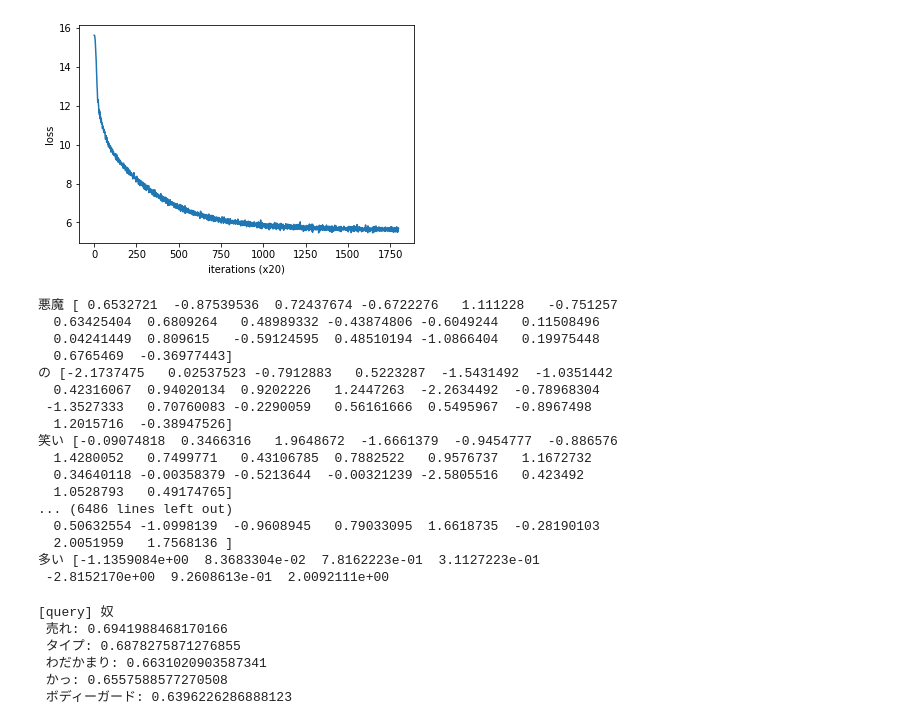
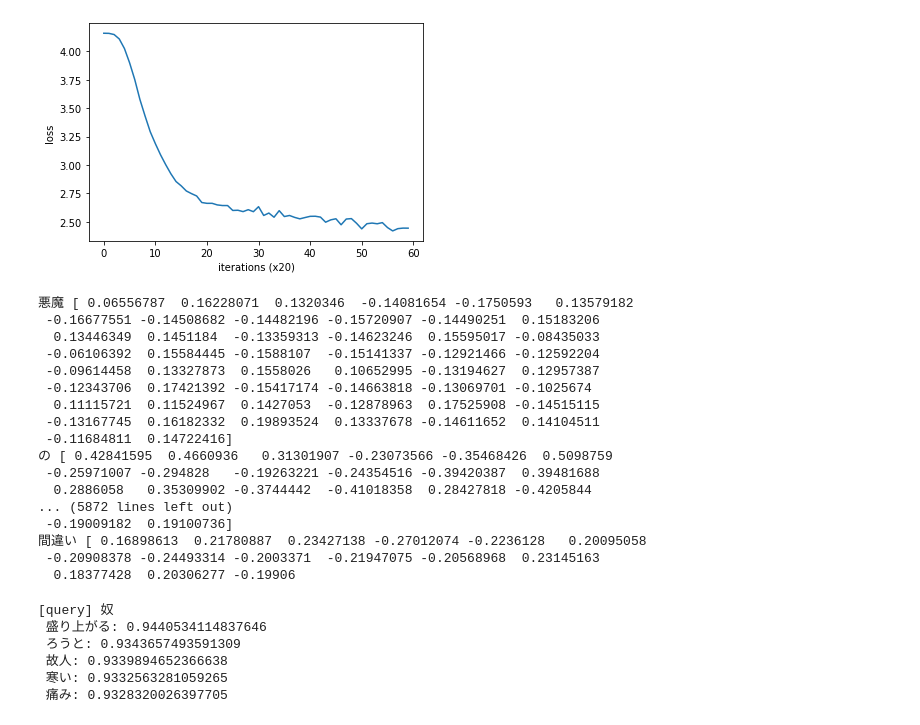
Before and after one commit to kanta-nakamura/jarujaru-tower-generator, a Jupyter notebook: notebooks/word2vec.ipynb, the cells around one changed output. Cells and saved outputs as stored; diff of their text form; code cells hidden in the pictures.

```diff
--- a/notebooks/word2vec.ipynb
+++ b/notebooks/word2vec.ipynb
@@ -92,7 +94,7 @@ class CBOW:
 
         self.in_layers = []
         for i in range(2 * window_size):
-            layer = Embedding(w_in)
+            layer = Embedding(W_in)
             self.in_layers.append(layer)
         self.ns_loss = NegativeSamplingLoss(W_out, corpus, power=0.75, sample_size=5)
 
@@ -119,19 +121,19 @@ class CBOW:
             layer.backward(dout)
         return None
 # %%
-window_size = 1
-hidden_size = 20
+window_size = 3
+hidden_size = 50
 batch_size = 100
-max_epoch = 300
+max_epoch = 10
 
 corpus, word_to_id, id_to_word = jjt.load_data()
 
 vocab_size = len(word_to_id)
 contexts, target = create_contexts_target(corpus, window_size)
-target = convert_one_hot(target, vocab_size)
-contexts = convert_one_hot(contexts, vocab_size)
+#target = convert_one_hot(target, vocab_size)
+#contexts = convert_one_hot(contexts, vocab_size)
 
-model = SimpleSkipGram(vocab_size, hidden_size)
+model = CBOW(vocab_size, hidden_size, window_size, corpus)
 optimizer = Adam()
 trainer = Trainer(model, optimizer)
 
@@ -158,33 +160,33 @@ trainer.plot()
-[figure, old version]
+[figure, new version]
 # %%
 word_vecs = model.word_vecs
 for word_id, word in id_to_word.items():
     print(word, word_vecs[word_id])
 # %% [output]
-悪魔 [ 0.6532721  -0.87539536  0.72437674 -0.6722276   1.111228   -0.751257
-  0.63425404  0.6809264   0.48989332 -0.43874806 -0.6049244   0.11508496
-  0.04241449  0.809615   -0.59124595  0.48510194 -1.0866404   0.19975448
-  0.6765469  -0.36977443]
-の [-2.1737475   0.02537523 -0.7912883   0.5223287  -1.5431492  -1.0351442
-  0.42316067  0.94020134  0.9202226   1.2447263  -2.2634492  -0.78968304
- -1.3527333   0.70760083 -0.2290059   0.56161666  0.5495967  -0.8967498
-  1.2015716  -0.38947526]
-笑い [-0.09074818  0.3466316   1.9648672  -1.6661379  -0.9454777  -0.886576
-  1.4280052   0.7499771   0.43106785  0.7882522   0.9576737   1.1672732
-  0.34640118 -0.00358379 -0.5213644  -0.00321239 -2.5805516   0.423492
-  1.0528793   0.49174765]
-... (6486 lines left out)
-  0.50632554 -1.0998139  -0.9608945   0.79033095  1.6618735  -0.28190103
-  2.0051959   1.7568136 ]
-多い [-1.1359084e+00  8.3683304e-02  7.8162223e-01  3.1127223e-01
- -2.8152170e+00  9.2608613e-01  2.0092111e+00
+悪魔 [ 0.06556787  0.16228071  0.1320346  -0.14081654 -0.1750593   0.13579182
+ -0.16677551 -0.14508682 -0.14482196 -0.15720907 -0.14490251  0.15183206
+  0.13446349  0.1451184  -0.13359313 -0.14623246  0.15595017 -0.08435033
+ -0.06106392  0.15584445 -0.1588107  -0.15141337 -0.12921466 -0.12592204
+ -0.09614458  0.13327873  0.1558026   0.10652995 -0.13194627  0.12957387
+ -0.12343706  0.17421392 -0.15417174 -0.14663818 -0.13069701 -0.1025674
+  0.11115721  0.11524967  0.1427053  -0.12878963  0.17525908 -0.14515115
+ -0.13167745  0.16182332  0.19893524  0.13337678 -0.14611652  0.14104511
+ -0.11684811  0.14722416]
+の [ 0.42841595  0.4660936   0.31301907 -0.23073566 -0.35468426  0.5098759
+ -0.25971007 -0.294828   -0.19263221 -0.24354516 -0.39420387  0.39481688
+  0.2886058   0.35309902 -0.3744442  -0.41018358  0.28427818 -0.4205844
+... (5872 lines left out)
+ -0.19009182  0.19100736]
+間違い [ 0.16898613  0.21780887  0.23427138 -0.27012074 -0.2236128   0.20095058
+ -0.20908378 -0.24493314 -0.2003371  -0.21947075 -0.20568968  0.23145163
+  0.18377428  0.20306277 -0.19906
 # %%
 query = '奴'
 most_similar(query, word_to_id, id_to_word, word_vecs)
 # %% [output]
 [query] 奴
- 売れ: 0.6941988468170166
- タイプ: 0.6878275871276855
- わだかまり: 0.6631020903587341
- かっ: 0.6557588577270508
- ボディーガード: 0.6396226286888123
+ 盛り上がる: 0.9440534114837646
+ ろうと: 0.9343657493591309
+ 故人: 0.9339894652366638
+ 寒い: 0.9332563281059265
+ 痛み: 0.9328320026397705
```
Also changed, not shown: parts of 2 cells of this notebook.
